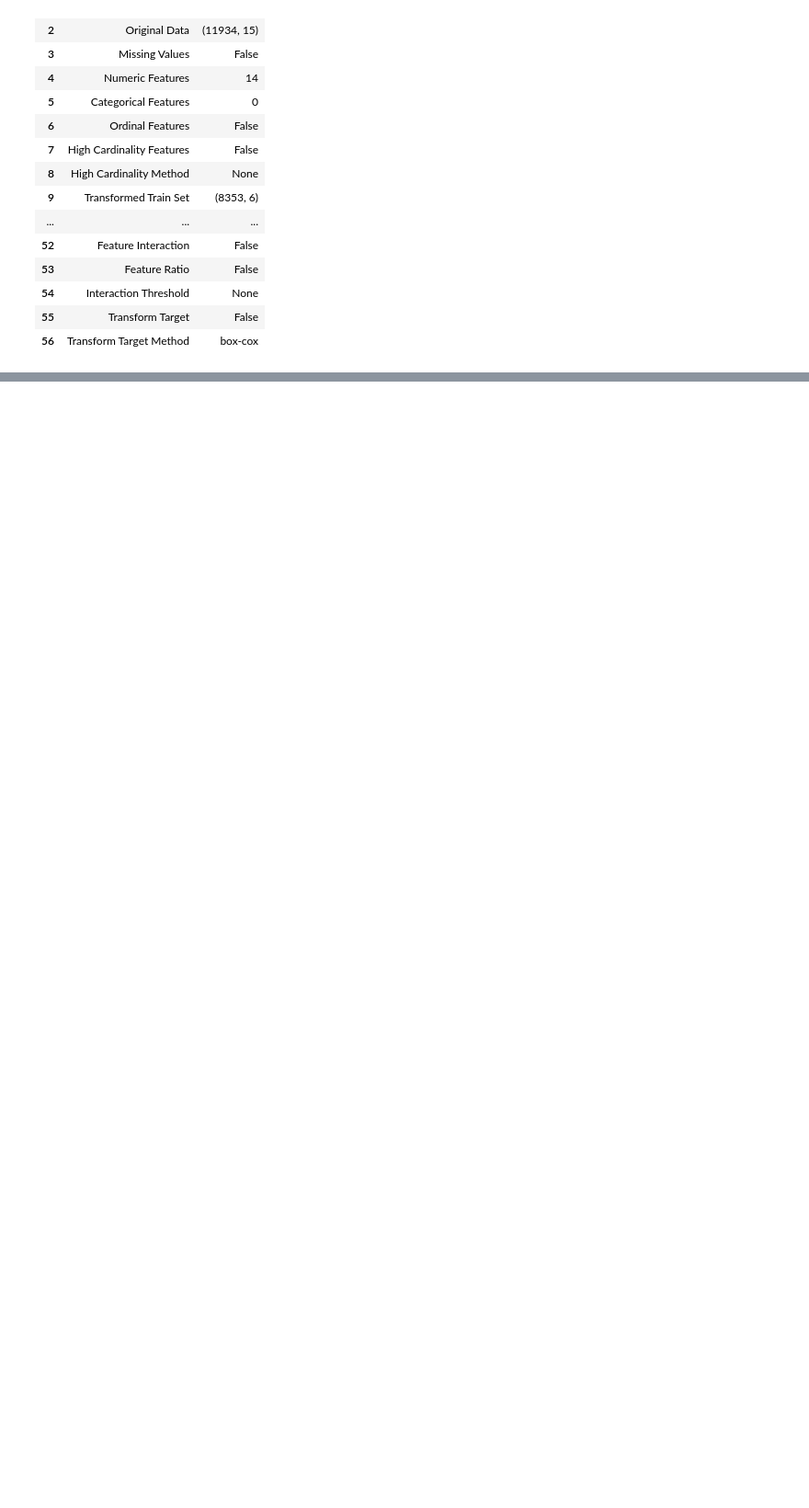
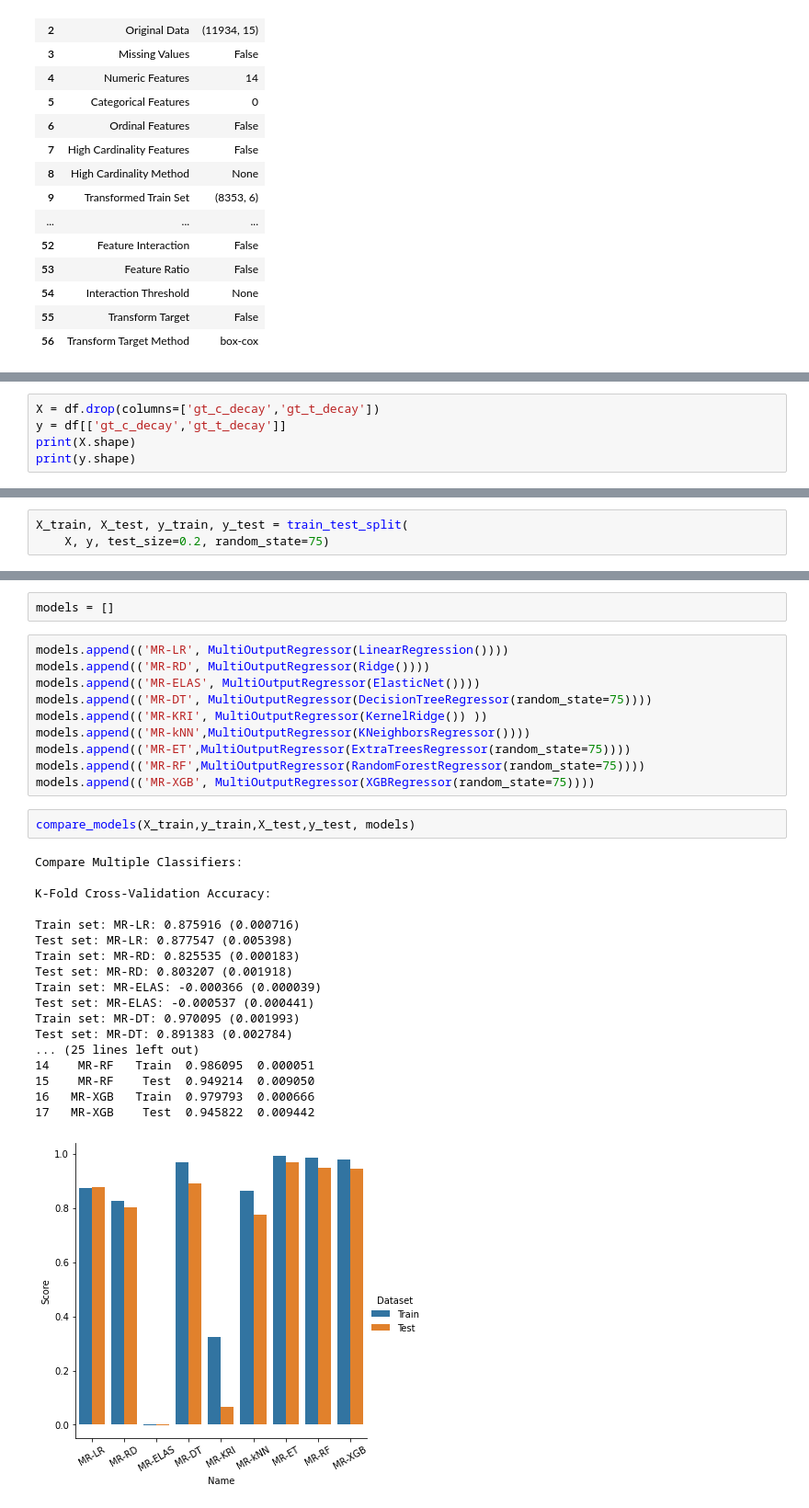
Before and after one commit to maniatisni/DSML-Machine-Learning-Project, a Jupyter notebook: 1st Part (Dataset B).ipynb, the cells around one changed output, grey strips where cells are left out. Shown at 92% size. Drawn from its saved outputs; the diff is of its cells as text; blank space fills up the shorter version.

```diff
--- a/1st Part (Dataset B).ipynb
+++ b/1st Part (Dataset B).ipynb
@@ -245,0 +219,5 @@ PowerTransformedTargetRegressor(bootstrap=False, ccp_alpha=0.0, criterion='mse',
+# %%
+X = df.drop(columns=['gt_c_decay','gt_t_decay'])
+y = df[['gt_c_decay','gt_t_decay']]
+print(X.shape)
+print(y.shape)
@@ -245,0 +227,3 @@ PowerTransformedTargetRegressor(bootstrap=False, ccp_alpha=0.0, criterion='mse',
+# %%
+X_train, X_test, y_train, y_test = train_test_split(
+    X, y, test_size=0.2, random_state=75)
@@ -245,0 +232,33 @@ PowerTransformedTargetRegressor(bootstrap=False, ccp_alpha=0.0, criterion='mse',
+# %%
+models = []
+# %%
+models.append(('MR-LR', MultiOutputRegressor(LinearRegression())))
+models.append(('MR-RD', MultiOutputRegressor(Ridge())))
+models.append(('MR-ELAS', MultiOutputRegressor(ElasticNet())))
+models.append(('MR-DT', MultiOutputRegressor(DecisionTreeRegressor(random_state=75))))
+models.append(('MR-KRI', MultiOutputRegressor(KernelRidge()) ))
+models.append(('MR-kNN',MultiOutputRegressor(KNeighborsRegressor())))
+models.append(('MR-ET',MultiOutputRegressor(ExtraTreesRegressor(random_state=75))))
+models.append(('MR-RF',MultiOutputRegressor(RandomForestRegressor(random_state=75))))
+models.append(('MR-XGB', MultiOutputRegressor(XGBRegressor(random_state=75))))
+# %%
+compare_models(X_train,y_train,X_test,y_test, models)
+# %% [output]
+Compare Multiple Classifiers:
+
+K-Fold Cross-Validation Accuracy:
+
+Train set: MR-LR: 0.875916 (0.000716)
+Test set: MR-LR: 0.877547 (0.005398)
+Train set: MR-RD: 0.825535 (0.000183)
+Test set: MR-RD: 0.803207 (0.001918)
+Train set: MR-ELAS: -0.000366 (0.000039)
+Test set: MR-ELAS: -0.000537 (0.000441)
+Train set: MR-DT: 0.970095 (0.001993)
+Test set: MR-DT: 0.891383 (0.002784)
+... (25 lines left out)
+14    MR-RF   Train  0.986095  0.000051
+15    MR-RF    Test  0.949214  0.009050
+16   MR-XGB   Train  0.979793  0.000666
+17   MR-XGB    Test  0.945822  0.009442
+[figure, added]
```
Also changed, not shown: parts of 54 cells of this notebook.
